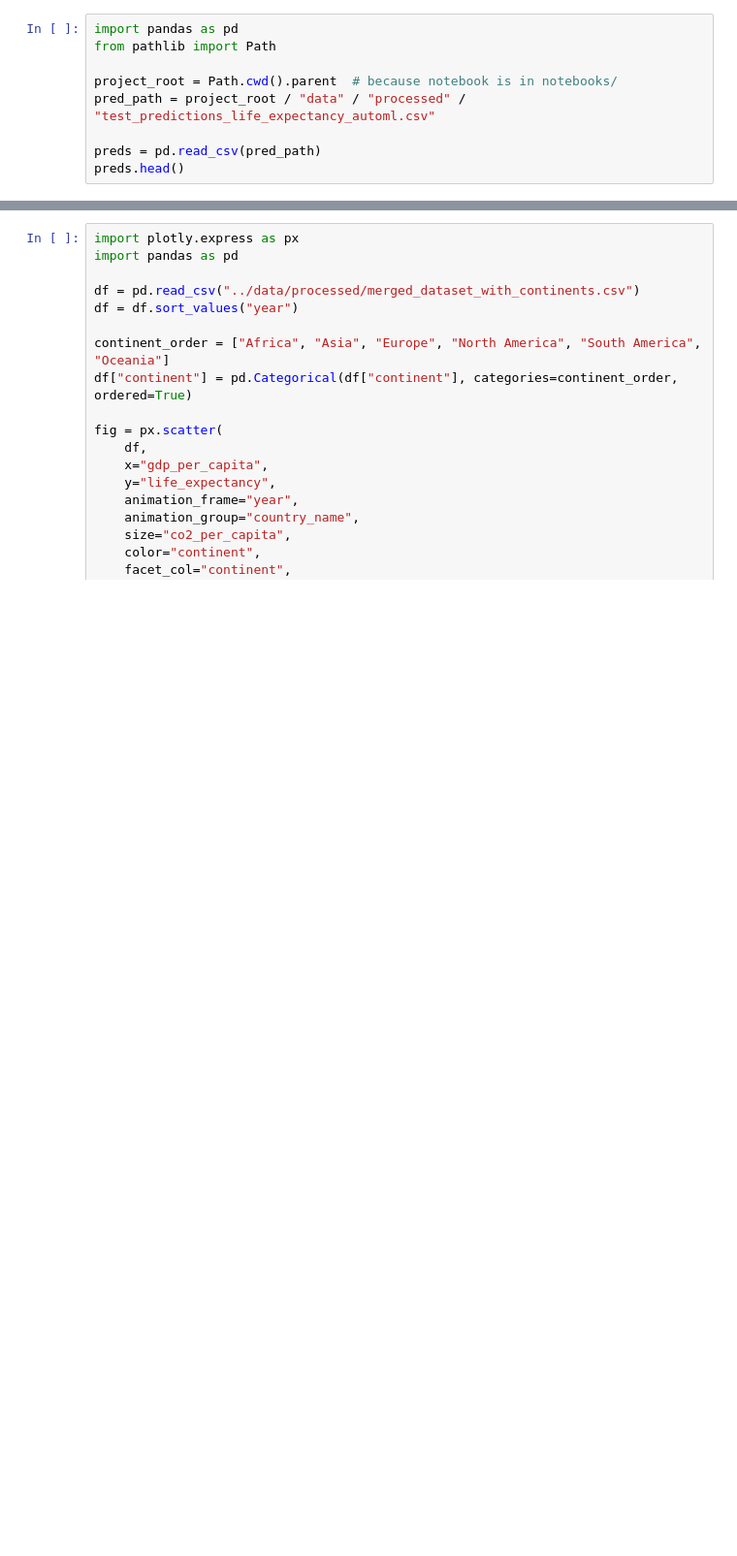
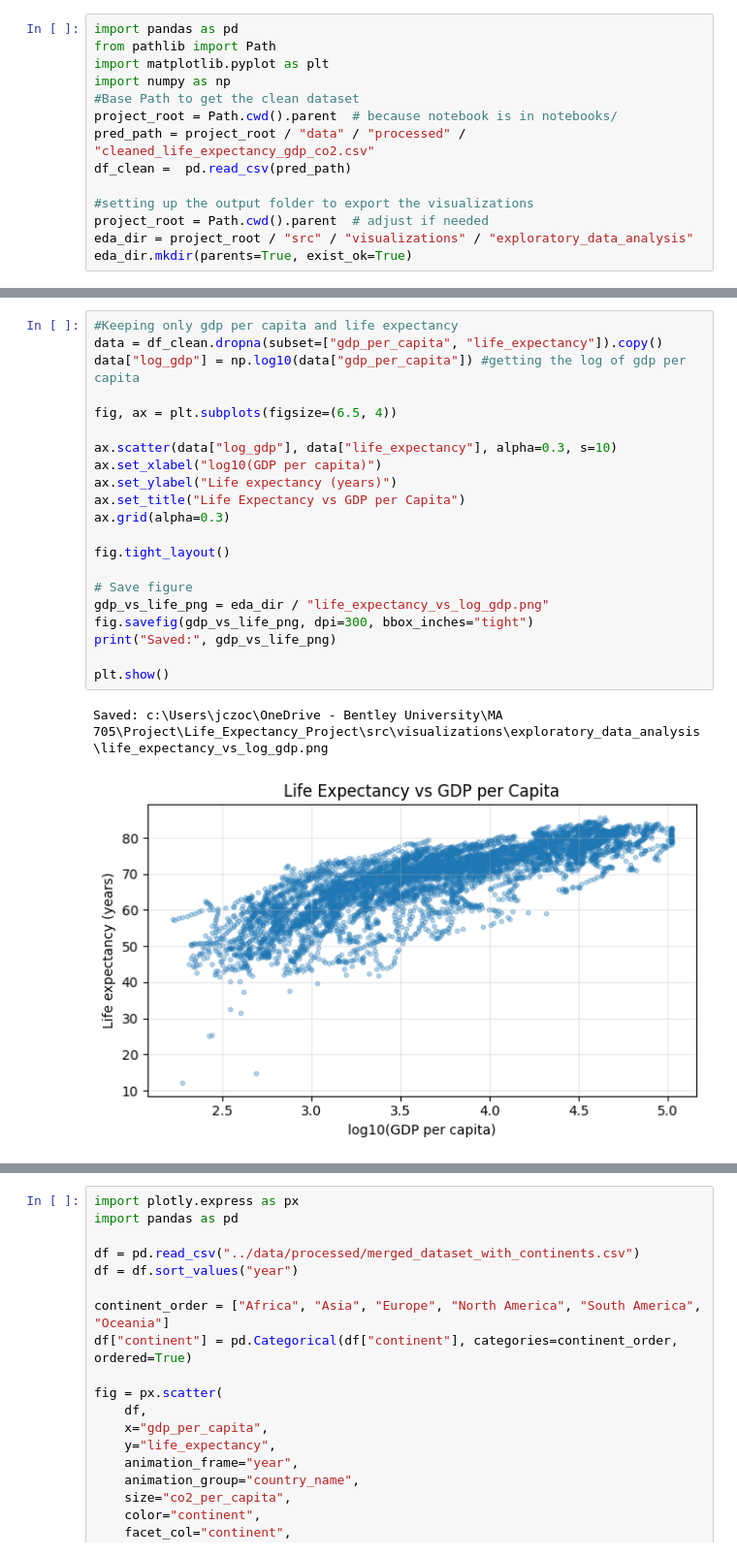
Before and after one commit to Jzoccs/Life_Expectancy_Project, a Jupyter notebook: notebooks/visualization.ipynb, the cells around one changed output, grey strips where cells are left out. Shown at 97% size. Drawn from its saved outputs; the diff is of its cells as text; blank space fills up the shorter version.

```diff
--- a/notebooks/visualization.ipynb
+++ b/notebooks/visualization.ipynb
@@ -1,9 +1,14 @@
 # %%
 import pandas as pd
 from pathlib import Path
+import matplotlib.pyplot as plt
+import numpy as np
+#Base Path to get the clean dataset
+project_root = Path.cwd().parent  # because notebook is in notebooks/
+pred_path = project_root / "data" / "processed" / "cleaned_life_expectancy_gdp_co2.csv"
+df_clean =  pd.read_csv(pred_path)
 
-project_root = Path.cwd().parent  # because notebook is in notebooks/
-pred_path = project_root / "data" / "processed" / "test_predictions_life_expectancy_automl.csv"
-
-preds = pd.read_csv(pred_path)
-preds.head()
+#setting up the output folder to export the visualizations
+project_root = Path.cwd().parent  # adjust if needed
+eda_dir = project_root / "src" / "visualizations" / "exploratory_data_analysis"
+eda_dir.mkdir(parents=True, exist_ok=True)
@@ -139,0 +42,24 @@ plt.show()
+# %%
+#Keeping only gdp per capita and life expectancy
+data = df_clean.dropna(subset=["gdp_per_capita", "life_expectancy"]).copy()
+data["log_gdp"] = np.log10(data["gdp_per_capita"]) #getting the log of gdp per capita
+
+fig, ax = plt.subplots(figsize=(6.5, 4))
+
+ax.scatter(data["log_gdp"], data["life_expectancy"], alpha=0.3, s=10)
+ax.set_xlabel("log10(GDP per capita)")
+ax.set_ylabel("Life expectancy (years)")
+ax.set_title("Life Expectancy vs GDP per Capita")
+ax.grid(alpha=0.3)
+
+fig.tight_layout()
+
+# Save figure
+gdp_vs_life_png = eda_dir / "life_expectancy_vs_log_gdp.png"
+fig.savefig(gdp_vs_life_png, dpi=300, bbox_inches="tight")
+print("Saved:", gdp_vs_life_png)
+
+plt.show()
+# %% [output]
+Saved: c:\Users\jczoc\OneDrive - Bentley University\MA 705\Project\Life_Expectancy_Project\src\visualizations\exploratory_data_analysis\life_expectancy_vs_log_gdp.png
+[figure, added]
```
Also changed, not shown: parts of 14 cells of this notebook, 6 other files.
